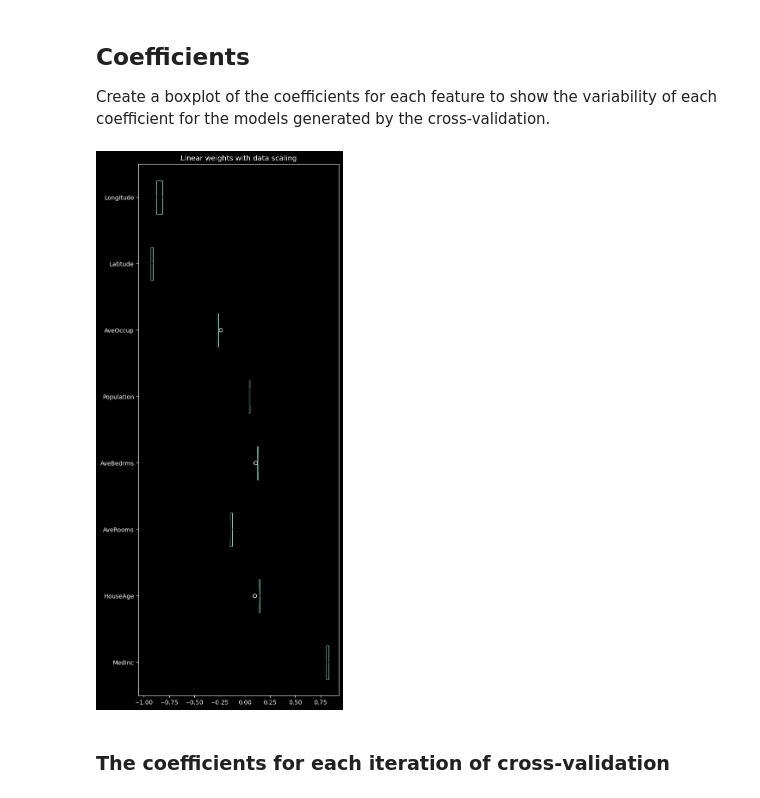
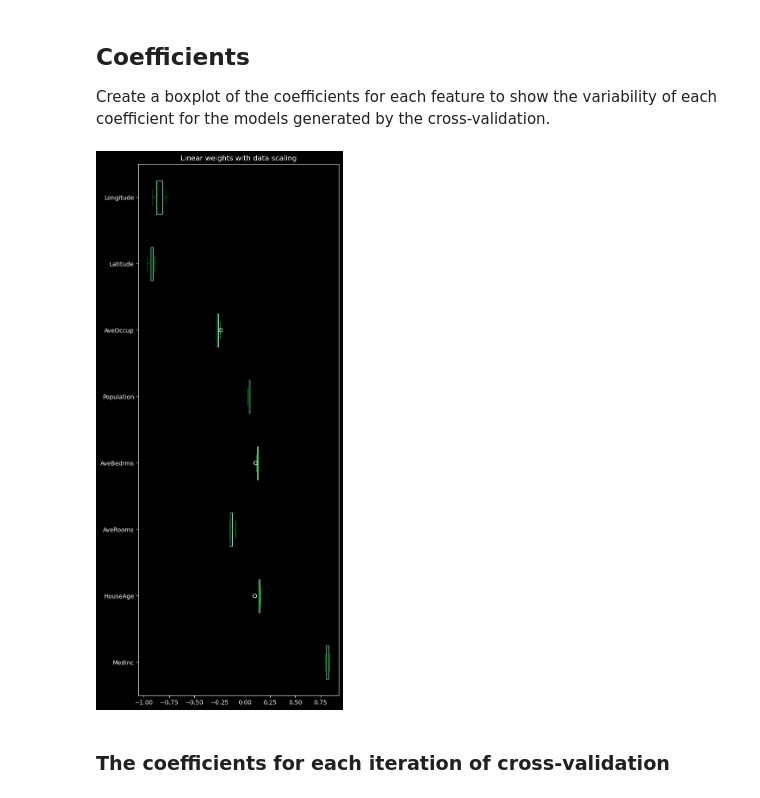
Before and after one commit to ufosoftwarellc/mlfab_linear, a Jupyter notebook: ca_housing_linear.ipynb, the cells around one changed output. Drawn from its saved outputs; the diff is of its cells as text; code cells hidden in the pictures.

Commit message:
fixed box plot coloring

```diff
--- a/ca_housing_linear.ipynb
+++ b/ca_housing_linear.ipynb
@@ -104,14 +104,14 @@ Create a boxplot of the coefficients for each feature to show the variability of
 # %%
 coefs = [est[-1].coef_ for est in cv_results["estimator"]]
 weights_linear = pd.DataFrame(coefs, columns=data.columns)
 
-color = {"whiskers": "black", "medians": "black", "caps": "black"}
+color = {"whiskers": "green", "medians": "green", "caps": "green"}
 
 plt.style.use("dark_background");
 weights_linear.plot.box(color=color, vert=False, figsize=(6, 16))
 _ = plt.title("Linear weights with data scaling")
 # %% [output]
-[figure, old version]
+[figure, new version]
 # %% [markdown]
 ### The coefficients for each iteration of cross-validation
 # %%
```
Also changed, not shown: parts of 1 cell of this notebook, 2 other files.
